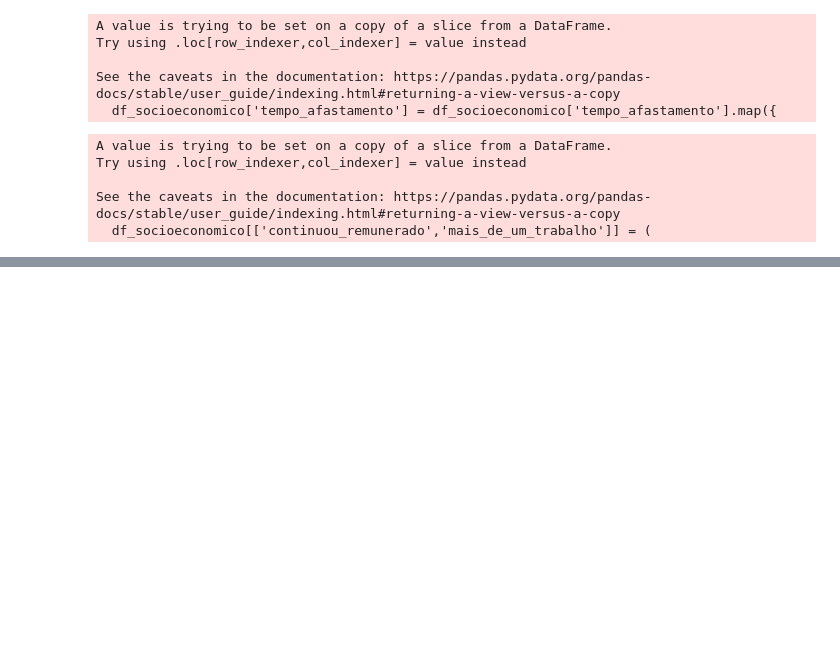
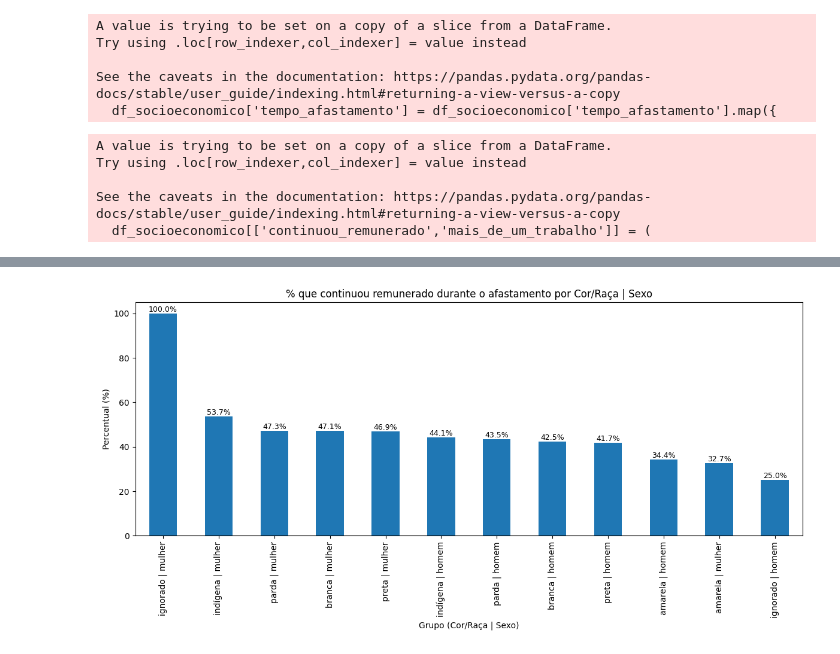
Before and after one commit to jaqueantunes/covid_pos, a Jupyter notebook: pos_T3.ipynb, the cells around one changed output, grey strips where cells are left out. Drawn from its saved outputs; the diff is of its cells as text; code cells hidden in the pictures; blank space fills up the shorter version.

```diff
--- a/pos_T3.ipynb
+++ b/pos_T3.ipynb
@@ -1226,0 +1181,42 @@ IndexError: index 0 is out of bounds for axis 0 with size 0
+# %%
+# 4) ----- % QUE CONTINUOU REMUNERADO por grupo -----
+# Normalizar possíveis representações (1/2, 'sim'/'não', etc.) para binário 1 (sim) / 0 (não)
+def to_bin_sim(x):
+    if pd.isna(x):
+        return np.nan
+    if isinstance(x, str):
+        t = x.strip().lower()
+        if t in ['1', 'sim', 's', 'yes', 'y']:
+            return 1
+        if t in ['2', 'nao', 'não', 'n', 'no']:
+            return 0
+        return np.nan
+    if isinstance(x, (int, float, np.integer, np.floating)):
+        if x == 1:
+            return 1
+        if x == 2:
+            return 0
+        return np.nan
+    return np.nan
+
+df_afast['continuou_remunerado_bin'] = df_afast['continuou_remunerado'].apply(to_bin_sim)
+
+remun_por_grupo = (
+    df_afast
+    .groupby('grupo', dropna=False)['continuou_remunerado_bin']
+    .mean() * 100
+)
+
+ax = remun_por_grupo.sort_values(ascending=False).plot(kind='bar', figsize=(12,6))
+ax.set_title("% que continuou remunerado durante o afastamento por Cor/Raça | Sexo")
+ax.set_xlabel("Grupo (Cor/Raça | Sexo)")
+ax.set_ylabel("Percentual (%)")
+
+# Rótulos de dados (% no topo da barra)
+for container in ax.containers:
+    ax.bar_label(container, fmt="%.1f%%", label_type='edge', fontsize=9)
+
+plt.tight_layout()
+plt.show()
+# %% [output]
+[figure, added]
```
Also changed, not shown: parts of 22 cells of this notebook.
